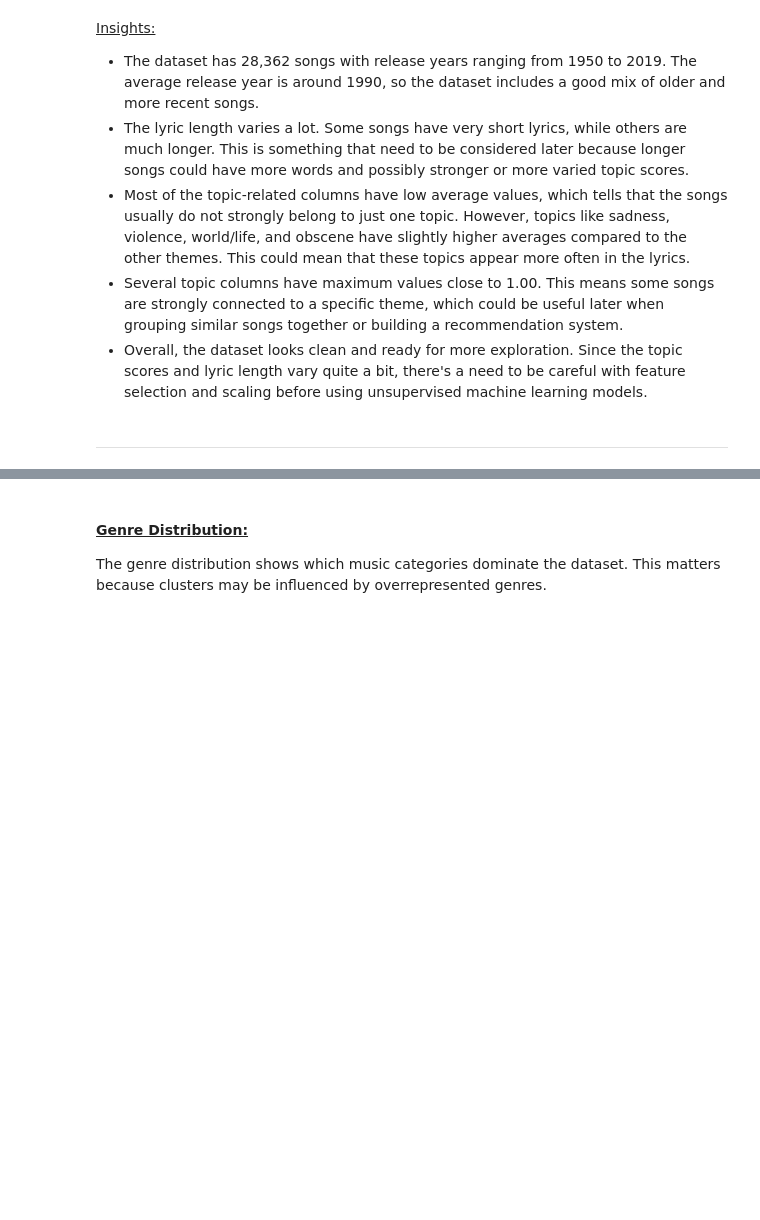
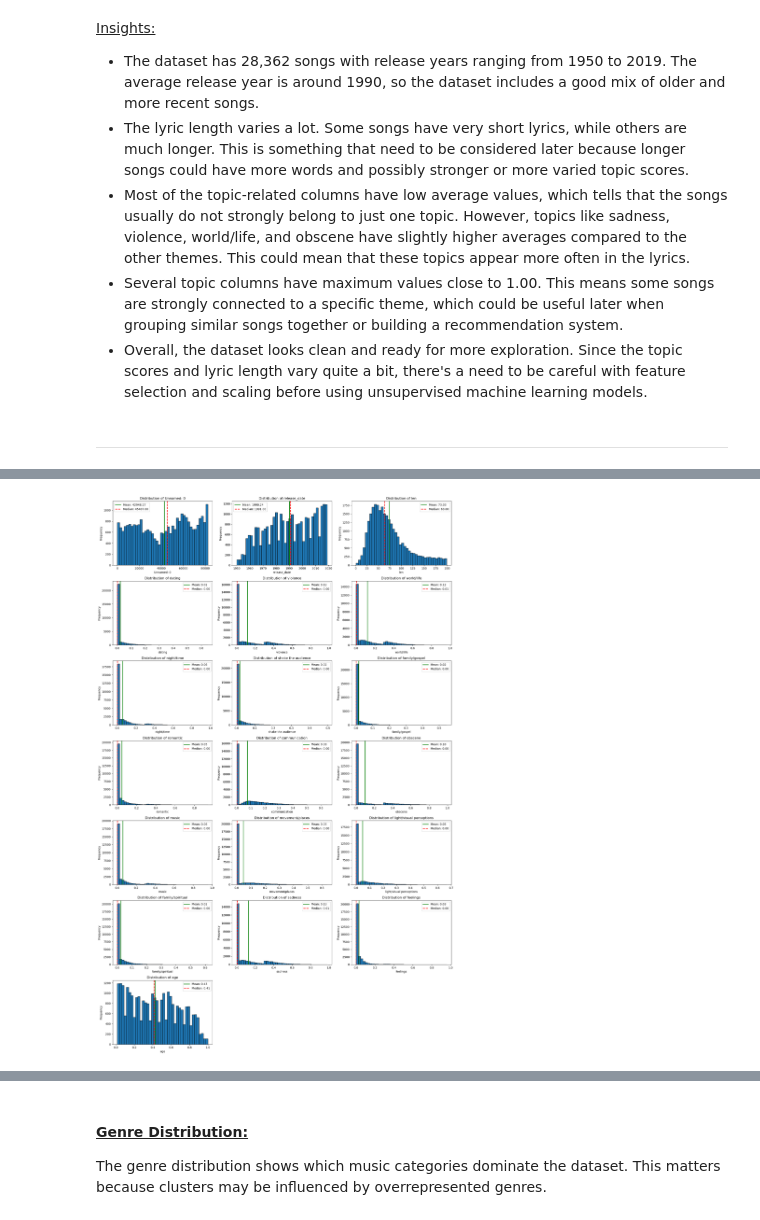
Before and after one commit to nicolous-peril/music-recommendation-algorithm, a Jupyter notebook: code/01_explore.ipynb, the cells around one changed output, grey strips where cells are left out. Drawn from its saved outputs; the diff is of its cells as text; code cells hidden in the pictures; blank space fills up the shorter version.

```diff
--- a/code/01_explore.ipynb
+++ b/code/01_explore.ipynb
@@ -152,0 +157,60 @@ df.describe().round(2)
+# %%
+# Selecting only numeric columns
+numeric_cols = df.select_dtypes(include=["int64", "float64"]).columns
+
+# Setting number of columns per row for the subplot layout
+n_cols = 3
+n_rows = (len(numeric_cols) + n_cols - 1) // n_cols
+
+# Creating subplots
+fig, axes = plt.subplots(n_rows, n_cols, figsize=(18, n_rows * 4))
+
+# Flattening axes so I can loop through them easily
+axes = axes.flatten()
+
+# Looping through each numeric column and creating a histogram
+for i, col in enumerate(numeric_cols):
+    mean_value = df[col].mean()
+    median_value = df[col].median()
+
+    axes[i].hist(
+        df[col],
+        bins=40,
+        edgecolor="black"
+    )
+
+    axes[i].axvline(
+        mean_value,
+        color="green",
+        linestyle="-",
+        linewidth=2,
+        label=f"Mean: {mean_value:.2f}"
+    )
+
+    axes[i].axvline(
+        median_value,
+        color="red",
+        linestyle="--",
+        linewidth=2,
+        label=f"Median: {median_value:.2f}"
+    )
+
+    axes[i].set_title(f"Distribution of {col}")
+    axes[i].set_xlabel(col)
+    axes[i].set_ylabel("Frequency")
+    axes[i].legend()
+
+# Removing empty subplot spaces if there are any
+for j in range(i + 1, len(axes)):
+    fig.delaxes(axes[j])
+
+# Adjusting spacing so labels and titles fit properly
+plt.tight_layout()
+
+# Saving the chart as an image file
+plt.savefig("../docs/images/numeric_features_histograms.png")
+
+# Displaying the chart
+plt.show()
+# %% [output]
+[figure, added]
```
Also changed, not shown: parts of 7 cells of this notebook, 3 other files.
